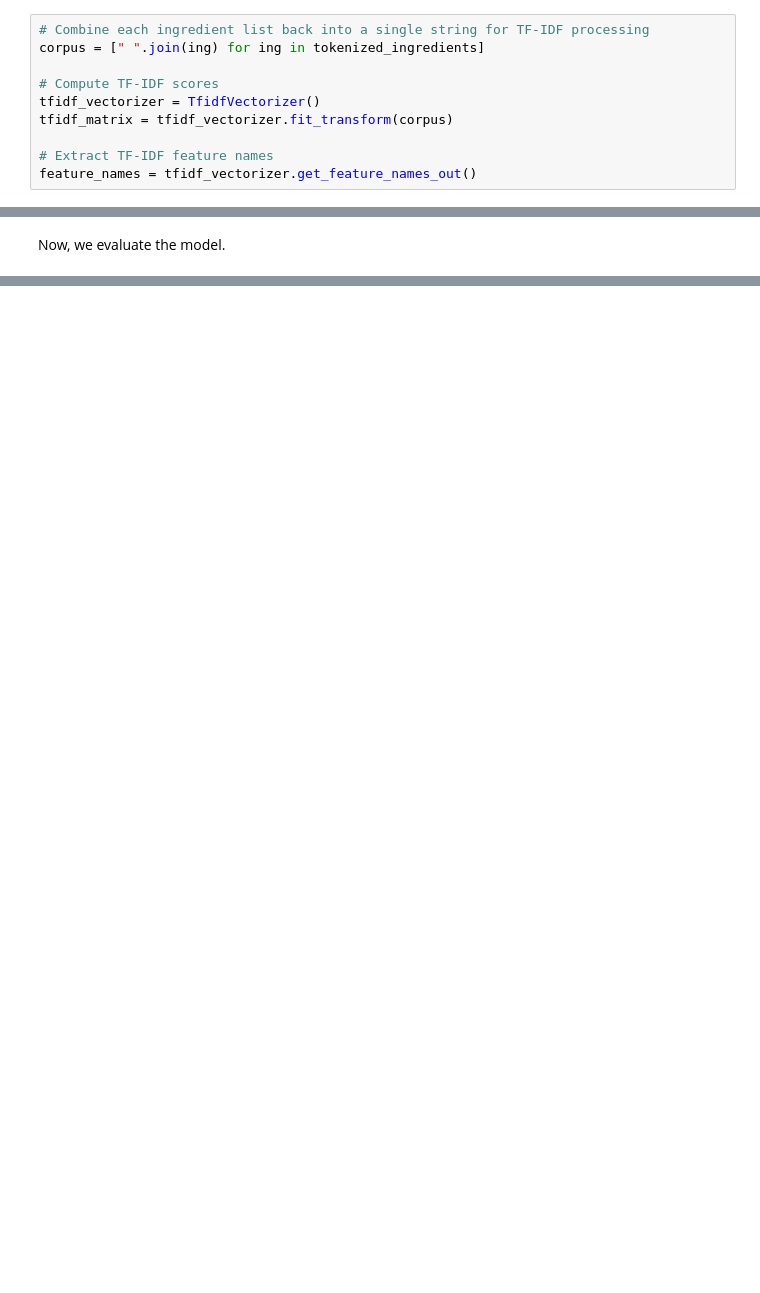
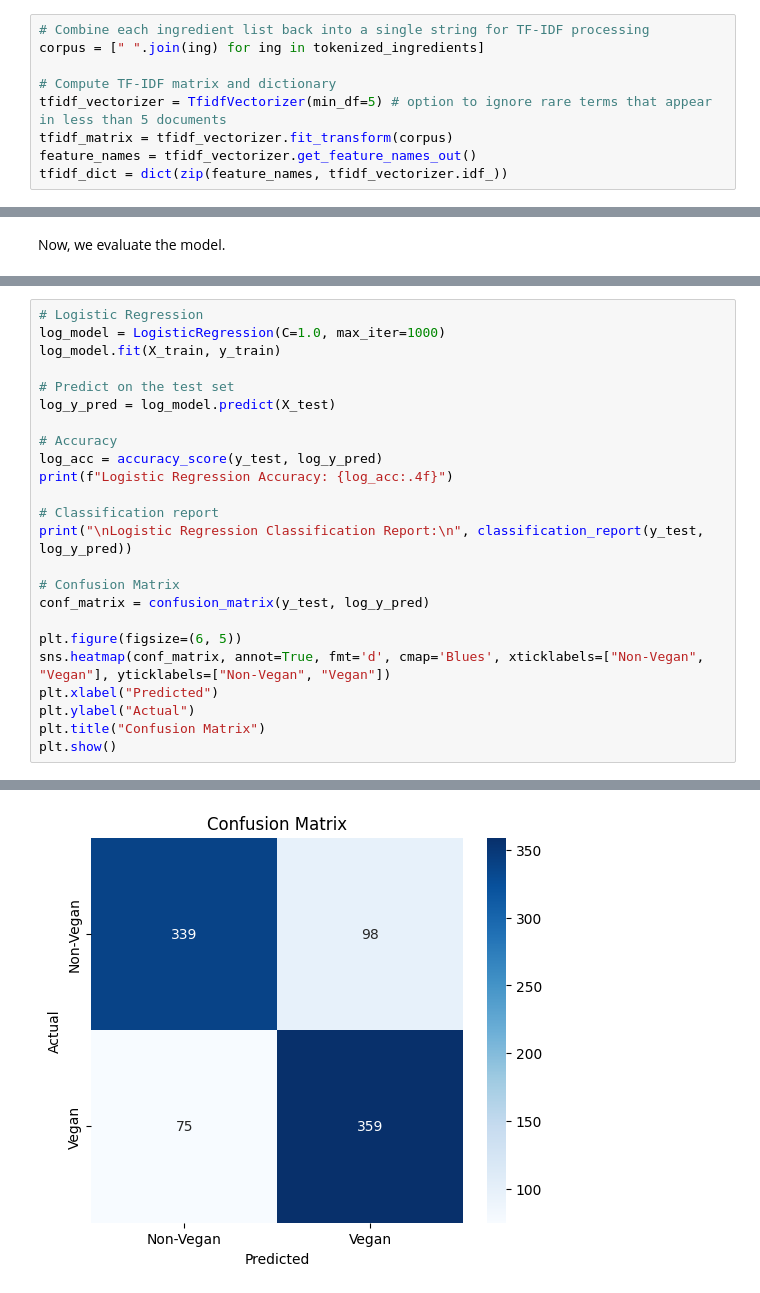
Before and after one commit to matteo-figini/cooking-mama, a Jupyter notebook: vegan classifier/vegan-classifier.ipynb, the cells around one changed output, grey strips where cells are left out. Drawn from its saved outputs; the diff is of its cells as text; blank space fills up the shorter version.

```diff
--- a/vegan classifier/vegan-classifier.ipynb
+++ b/vegan classifier/vegan-classifier.ipynb
@@ -99,9 +105,8 @@ Now, we need to convert the ingredient lists into fixed-length vectors using the
 # Combine each ingredient list back into a single string for TF-IDF processing
 corpus = [" ".join(ing) for ing in tokenized_ingredients]
 
-# Compute TF-IDF scores
-tfidf_vectorizer = TfidfVectorizer()
+# Compute TF-IDF matrix and dictionary
+tfidf_vectorizer = TfidfVectorizer(min_df=5) # option to ignore rare terms that appear in less than 5 documents
 tfidf_matrix = tfidf_vectorizer.fit_transform(corpus)
-
-# Extract TF-IDF feature names
 feature_names = tfidf_vectorizer.get_feature_names_out()
+tfidf_dict = dict(zip(feature_names, tfidf_vectorizer.idf_))
@@ -260,0 +295,25 @@ joblib.dump(svm_model, "svm_model.pkl")
+# %%
+# Logistic Regression
+log_model = LogisticRegression(C=1.0, max_iter=1000)
+log_model.fit(X_train, y_train)
+
+# Predict on the test set
+log_y_pred = log_model.predict(X_test)
+
+# Accuracy
+log_acc = accuracy_score(y_test, log_y_pred)
+print(f"Logistic Regression Accuracy: {log_acc:.4f}")
+
+# Classification report
+print("\nLogistic Regression Classification Report:\n", classification_report(y_test, log_y_pred))
+
+# Confusion Matrix
+conf_matrix = confusion_matrix(y_test, log_y_pred)
+
+plt.figure(figsize=(6, 5))
+sns.heatmap(conf_matrix, annot=True, fmt='d', cmap='Blues', xticklabels=["Non-Vegan", "Vegan"], yticklabels=["Non-Vegan", "Vegan"])
+plt.xlabel("Predicted")
+plt.ylabel("Actual")
+plt.title("Confusion Matrix")
+plt.show()
+# %% [output]
@@ -260,0 +331 @@ joblib.dump(svm_model, "svm_model.pkl")
+[figure, added]
```
Also changed, not shown: parts of 32 cells of this notebook, 3 other files.
